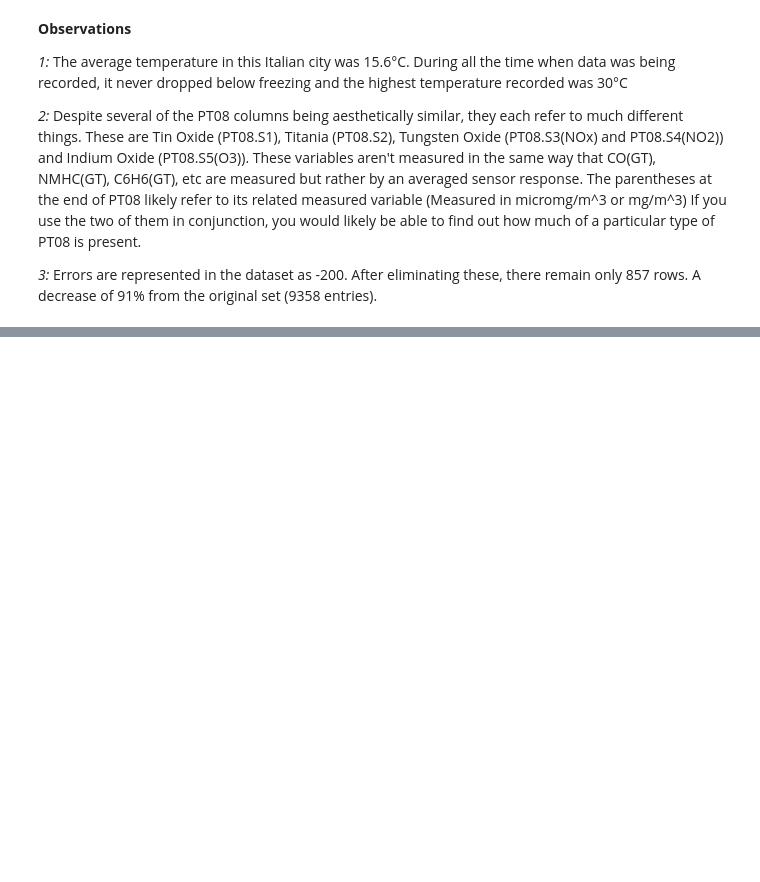
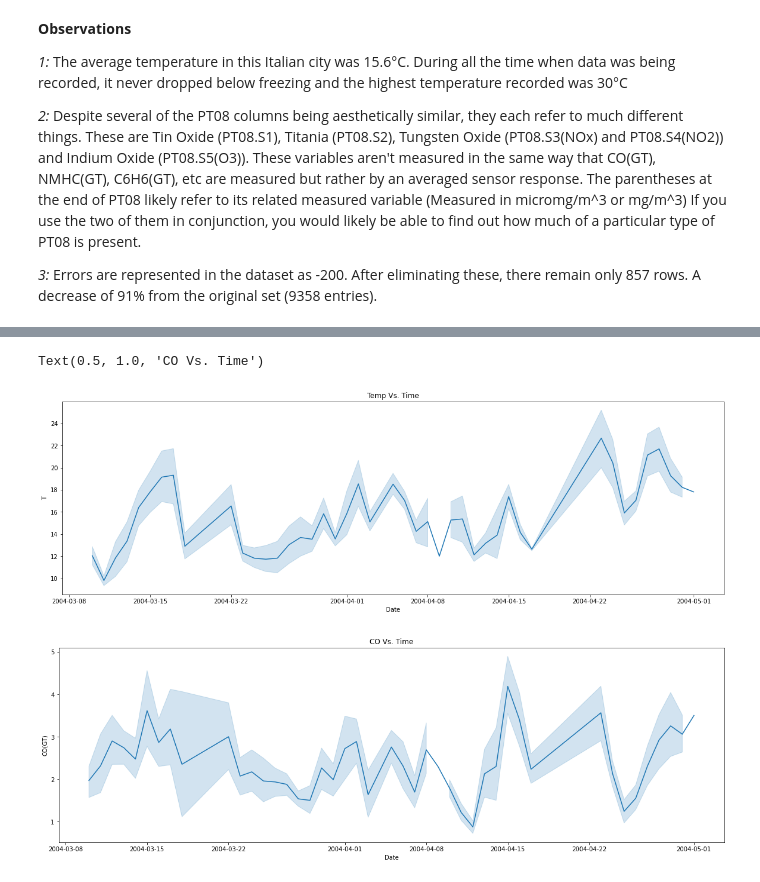
Before and after one commit to data301-2020-winter1/course-project-solo_309, a Jupyter notebook: analysis/milestone2.ipynb, the cells around one changed output, grey strips where cells are left out. Cells and saved outputs as stored; diff of their text form; code cells hidden in the pictures; blank space fills up the shorter version.

```diff
--- a/analysis/milestone2.ipynb
+++ b/analysis/milestone2.ipynb
@@ -61,0 +101,12 @@ sns.boxplot(data=df2)
+# %%
+plt.figure(figsize=(20, 6))
+tempplot = sns.lineplot(data=df, x="Date", y="T")
+tempplot.set_title('Temp Vs. Time')
+
+plt.figure(figsize=(20, 6))
+coplot = sns.lineplot(data=df, x="Date", y="CO(GT)")
+coplot.set_title('CO Vs. Time')
+# %% [output]
+Text(0.5, 1.0, 'CO Vs. Time')
+[figure, added]
+[figure, added]
```
Also changed, not shown: parts of 6 cells of this notebook.
